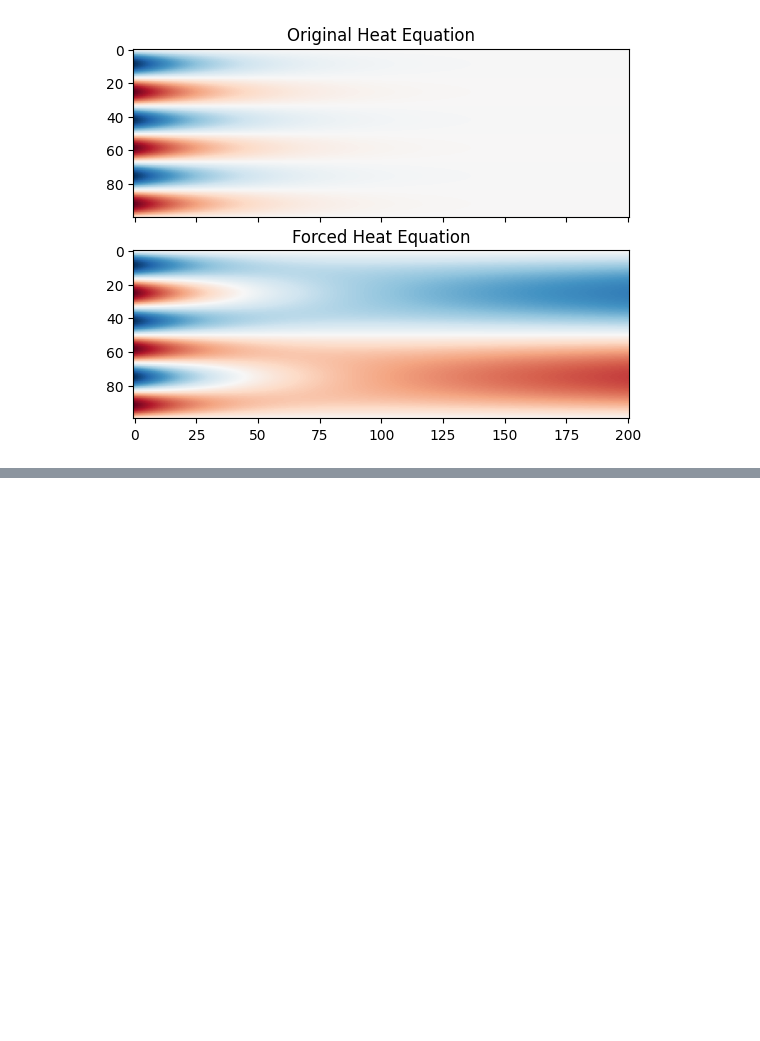
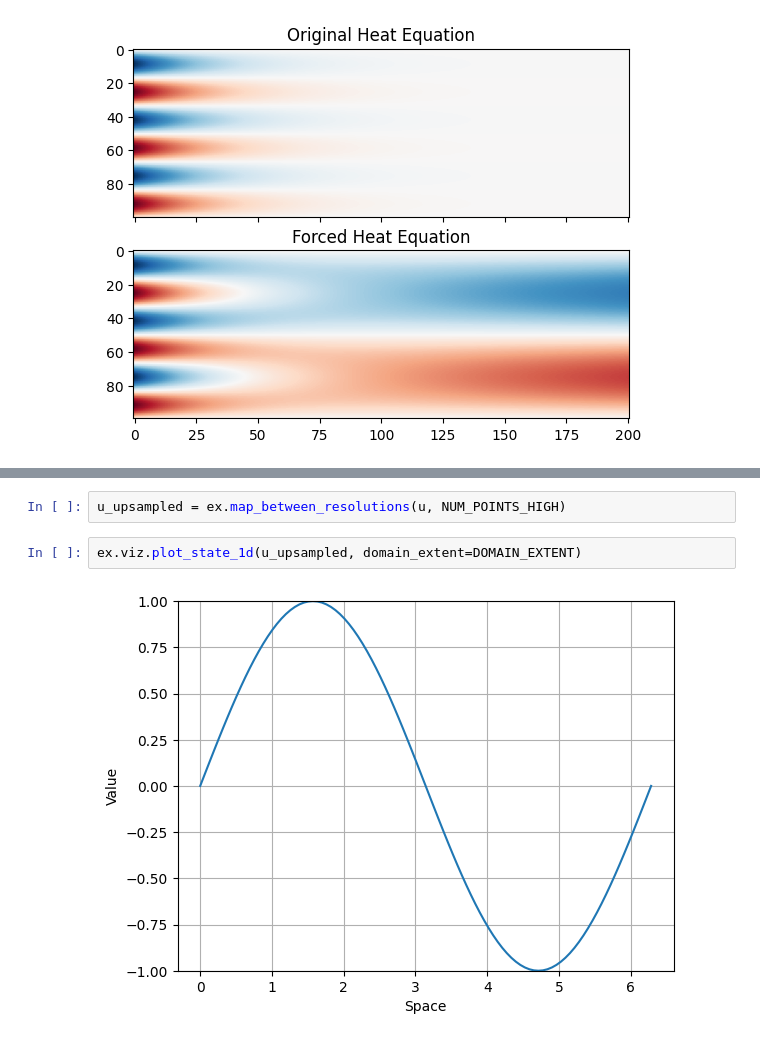
Before and after one commit to Ceyron/exponax, a Jupyter notebook: docs/examples/additional_features.ipynb, the cells around one changed output, grey strips where cells are left out. Saved outputs shown, nothing was run; the diff lists cells and outputs as text; blank space fills up the shorter version.

```diff
--- a/docs/examples/additional_features.ipynb
+++ b/docs/examples/additional_features.ipynb
@@ -126,0 +149,6 @@ Array(4.742706e-05, dtype=float32)
+# %%
+u_upsampled = ex.map_between_resolutions(u, NUM_POINTS_HIGH)
+# %%
+ex.viz.plot_state_1d(u_upsampled, domain_extent=DOMAIN_EXTENT)
+# %% [output]
+[figure, added]
```
Also changed, not shown: parts of 18 cells of this notebook, 7 other files.
